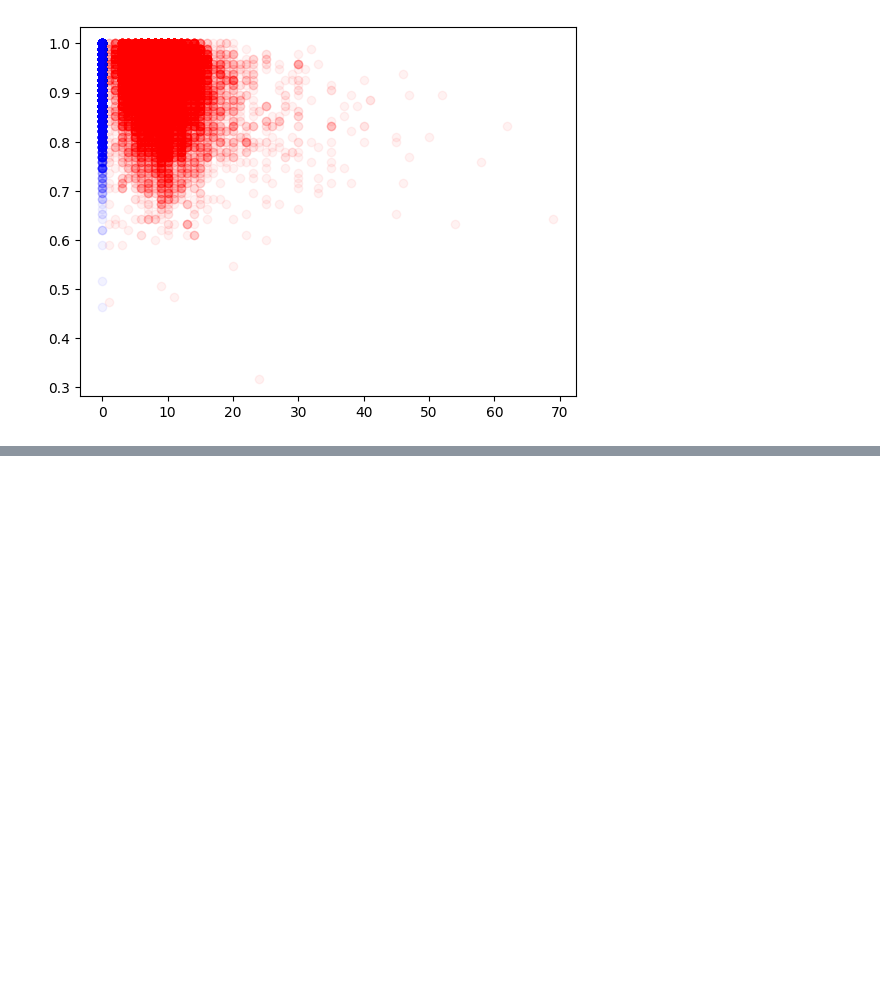
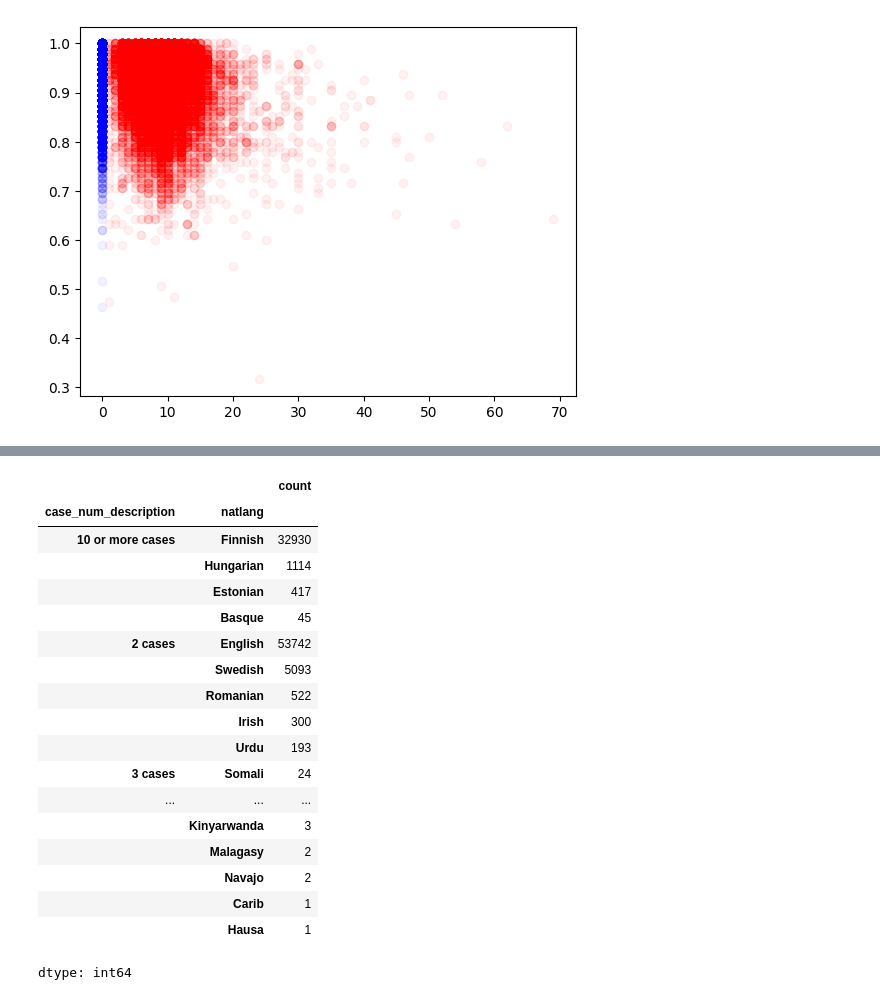
Before and after one commit to ifaul/ifaul.github.io, a Jupyter notebook: lang_acquire_milestone2_11_06.ipynb, the cells around one changed output, grey strips where cells are left out. Cells and saved outputs as stored; diff of their text form; code cells hidden in the pictures; blank space fills up the shorter version.

```diff
--- a/lang_acquire_milestone2_11_06.ipynb
+++ b/lang_acquire_milestone2_11_06.ipynb
@@ -493,0 +537,22 @@ display(additional_dfs) ############# FOR IAN: index is kinda wacky but 84 rows.
+# %%
+df_lang_tidy.groupby('case_num_description')['natlang'].value_counts()
+# %% [output]
+|  |  | count |
+| case_num_description | natlang |  |
+| 10 or more cases | Finnish | 32930 |
+|  | Hungarian | 1114 |
+|  | Estonian | 417 |
+|  | Basque | 45 |
+| 2 cases | English | 53742 |
+|  | Swedish | 5093 |
+|  | Romanian | 522 |
+|  | Irish | 300 |
+|  | Urdu | 193 |
+| 3 cases | Somali | 24 |
+| ... | ... | ... |
+|  | Kinyarwanda | 3 |
+|  | Malagasy | 2 |
+|  | Navajo | 2 |
+|  | Carib | 1 |
+|  | Hausa | 1 |
+dtype: int64
```
Also changed, not shown: parts of 25 cells of this notebook.
